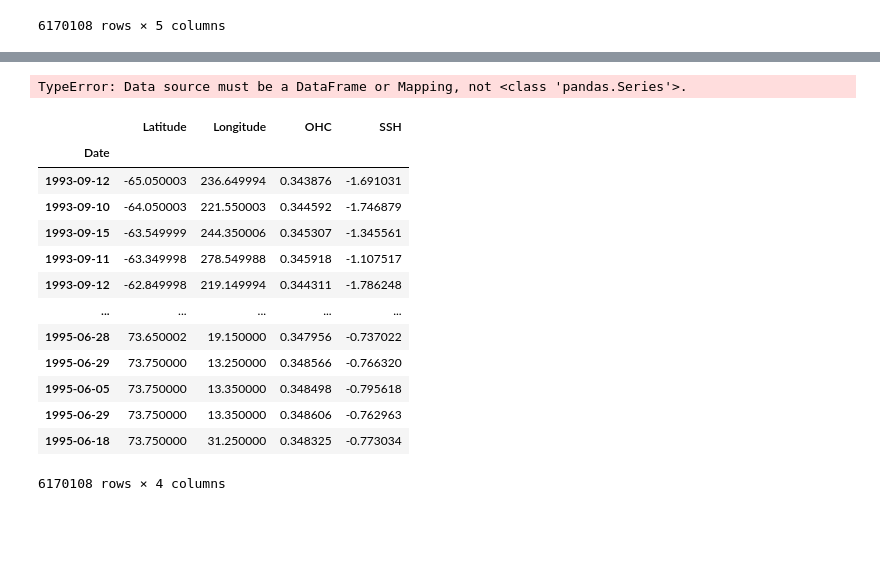
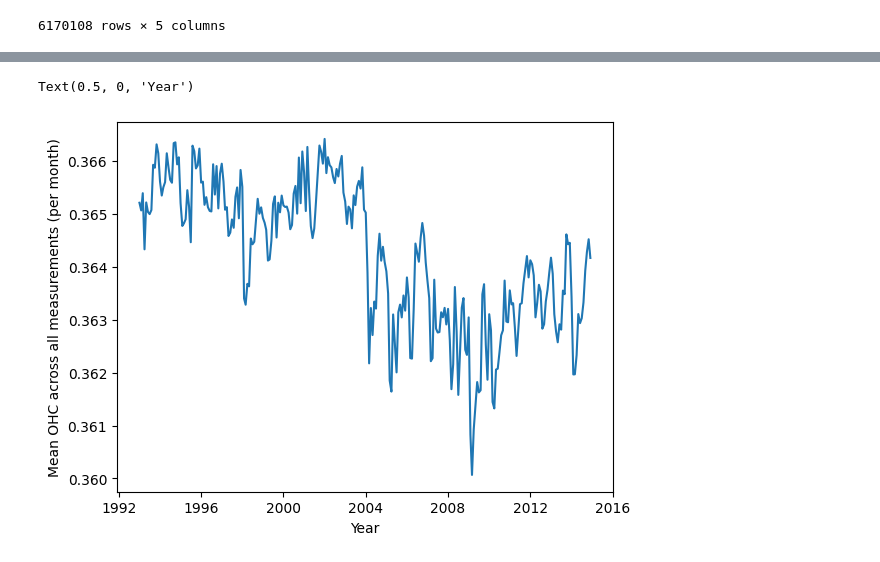
Before and after one commit to abbym-bristol/ME4OH_summer_project, a Jupyter notebook: Data/read_compile.ipynb, the cells around one changed output, grey strips where cells are left out. Saved outputs shown, nothing was run; the diff lists cells and outputs as text; code cells hidden in the pictures; blank space fills up the shorter version.

```diff
--- a/Data/read_compile.ipynb
+++ b/Data/read_compile.ipynb
@@ -99,6 +102,7 @@ sept_93
 14756 rows × 5 columns
 # %%
 df = ohc_df.copy(deep=True)
+df['Date'] = pd.to_datetime(df['Date'])
 # %%
 df.sort_values('Date').reset_index(drop=True)
 # %% [output]
@@ -117,3 +121,4 @@ df.sort_values('Date').reset_index(drop=True)
 6170108 rows × 5 columns
 # %%
 monthly_means = df.groupby(df['Date'].dt.strftime('%m/%Y'))['OHC'].mean().sort_values()
+monthly_std = df.groupby(df['Date'].dt.strftime('%m/%Y'))['OHC'].std().sort_values()
@@ -135,0 +125,6 @@ monthly_means.reset_index()
+# %%
+df_monthly = pd.DataFrame(monthly_means).reset_index()
+df_monthly['Date'] = pd.to_datetime(df_monthly['Date'], format="%m/%Y")
+df_monthly["std"] = monthly_std
+df_monthly = df_monthly.sort_values('Date')
+df_monthly
@@ -136,21 +145,8 @@ monthly_means.reset_index()
 # %%
-sns.lineplot(monthly_means, x='Date', y='OHC')
+# sns.lineplot(df_monthly, x='Date', y='OHC')
+plt.plot(df_monthly['Date'], df_monthly['OHC'])
+plt.ylabel("Mean OHC across all measurements (per month)")
+plt.xlabel("Year")
 # %% [output]
-TypeError: Data source must be a DataFrame or Mapping, not <class 'pandas.Series'>.
+Text(0.5, 0, 'Year')
+[figure, added]
-# %%
-df.set_index('Date')
-# %% [output]
-|  | Latitude | Longitude | OHC | SSH |
-| Date |  |  |  |  |
-| 1993-09-12 | -65.050003 | 236.649994 | 0.343876 | -1.691031 |
-| 1993-09-10 | -64.050003 | 221.550003 | 0.344592 | -1.746879 |
-| 1993-09-15 | -63.549999 | 244.350006 | 0.345307 | -1.345561 |
-| 1993-09-11 | -63.349998 | 278.549988 | 0.345918 | -1.107517 |
-| 1993-09-12 | -62.849998 | 219.149994 | 0.344311 | -1.786248 |
-| ... | ... | ... | ... | ... |
-| 1995-06-28 | 73.650002 | 19.150000 | 0.347956 | -0.737022 |
-| 1995-06-29 | 73.750000 | 13.250000 | 0.348566 | -0.766320 |
-| 1995-06-05 | 73.750000 | 13.350000 | 0.348498 | -0.795618 |
-| 1995-06-29 | 73.750000 | 13.350000 | 0.348606 | -0.762963 |
-| 1995-06-18 | 73.750000 | 31.250000 | 0.348325 | -0.773034 |
-6170108 rows × 4 columns
```
Also changed, not shown: parts of 12 cells of this notebook.
